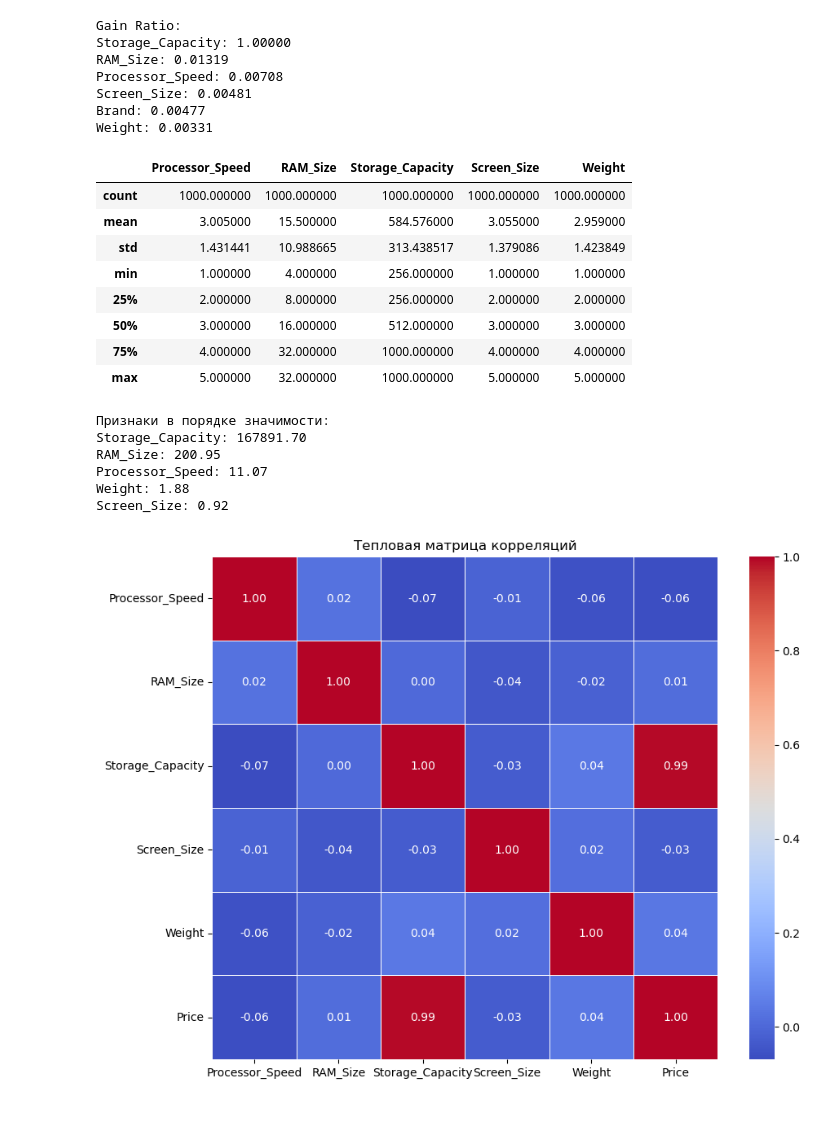
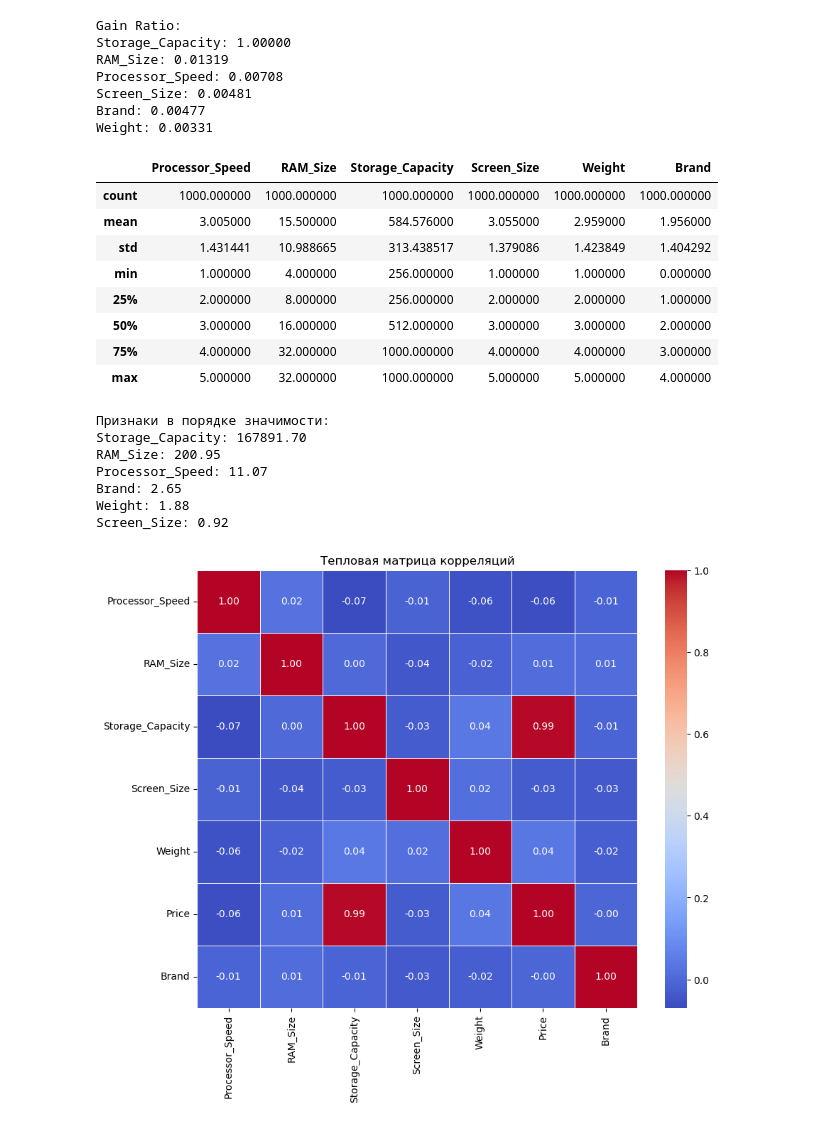
Before and after one commit to Kanad4s/NSU-Projects, a Jupyter notebook: TPNS/Preprocessing/laptop.ipynb, the cells around one changed output. Drawn from its saved outputs; the diff is of its cells as text; code cells hidden in the pictures.

Commit message:
add label encoder on Brand

```diff
--- a/TPNS/Preprocessing/laptop.ipynb
+++ b/TPNS/Preprocessing/laptop.ipynb
@@ -77,9 +77,11 @@ Weight              1000
 Price               1000
 dtype: int64
 # %%
-from sklearn.preprocessing import OneHotEncoder
-onehotencoder = OneHotEncoder()
-data_new = onehotencoder.fit_transform(df_categorical.values)
-da = pd.DataFrame(data_new.toarray(), columns=onehotencoder.categories_)
+from sklearn.preprocessing import OneHotEncoder, LabelEncoder
+encoder = LabelEncoder()
+data_new = encoder.fit_transform(df_categorical.values)
+da = pd.DataFrame(data_new, columns=['Brand'])
+# da = pd.DataFrame(data_new.toarray(), columns=encoder.categories_)
 display(da.describe())
+print(encoder.classes_)
 # %% [output]
@@ -272,8 +275,8 @@ Brand: 0.00477
 Weight: 0.00331
 # %%
 from sklearn.feature_selection import SelectKBest, f_classif, chi2, VarianceThreshold
-x = df.drop(['Brand', 'Price'], axis=1)
-# x = df.drop(['Price'], axis=1)
+# x = df.drop(['Brand', 'Price'], axis=1)
+x = df.drop(['Price'], axis=1)
 y = df['Price']
 display(x.describe())
 tmpSelector = VarianceThreshold()
@@ -291,30 +294,31 @@ print("Признаки в порядке значимости:")
 for feature, score in zip(sorted_features, sorted_scores):
     print(f"{feature}: {score:.2f}")
 # %% [output]
-|  | Processor_Speed | RAM_Size | Storage_Capacity | Screen_Size | Weight |
-| count | 1000.000000 | 1000.000000 | 1000.000000 | 1000.000000 | 1000.000000 |
-| mean | 3.005000 | 15.500000 | 584.576000 | 3.055000 | 2.959000 |
-| std | 1.431441 | 10.988665 | 313.438517 | 1.379086 | 1.423849 |
-| min | 1.000000 | 4.000000 | 256.000000 | 1.000000 | 1.000000 |
-| 25% | 2.000000 | 8.000000 | 256.000000 | 2.000000 | 2.000000 |
-| 50% | 3.000000 | 16.000000 | 512.000000 | 3.000000 | 3.000000 |
-| 75% | 4.000000 | 32.000000 | 1000.000000 | 4.000000 | 4.000000 |
-| max | 5.000000 | 32.000000 | 1000.000000 | 5.000000 | 5.000000 |
+|  | Processor_Speed | RAM_Size | Storage_Capacity | Screen_Size | Weight | Brand |
+| count | 1000.000000 | 1000.000000 | 1000.000000 | 1000.000000 | 1000.000000 | 1000.000000 |
+| mean | 3.005000 | 15.500000 | 584.576000 | 3.055000 | 2.959000 | 1.956000 |
+| std | 1.431441 | 10.988665 | 313.438517 | 1.379086 | 1.423849 | 1.404292 |
+| min | 1.000000 | 4.000000 | 256.000000 | 1.000000 | 1.000000 | 0.000000 |
+| 25% | 2.000000 | 8.000000 | 256.000000 | 2.000000 | 2.000000 | 1.000000 |
+| 50% | 3.000000 | 16.000000 | 512.000000 | 3.000000 | 3.000000 | 2.000000 |
+| 75% | 4.000000 | 32.000000 | 1000.000000 | 4.000000 | 4.000000 | 3.000000 |
+| max | 5.000000 | 32.000000 | 1000.000000 | 5.000000 | 5.000000 | 4.000000 |
 Признаки в порядке значимости:
 Storage_Capacity: 167891.70
 RAM_Size: 200.95
 Processor_Speed: 11.07
+Brand: 2.65
 Weight: 1.88
 Screen_Size: 0.92
 # %%
 import seaborn as sns
 import matplotlib.pyplot as plt
 
-corr_matrix = df.drop(['Brand'], axis=1).corr()
-# corr_matrix = df.copy()
+# corr_matrix = df.drop(['Brand'], axis=1).corr()
+corr_matrix = df.corr()
 plt.figure(figsize=(10, 8))
 sns.heatmap(corr_matrix, annot=True, cmap='coolwarm', fmt='.2f', linewidths=0.5)
 plt.title('Тепловая матрица корреляций')
 plt.show()
 # %% [output]
-[figure, old version]
+[figure, new version]
```
Also changed, not shown: parts of 6 cells of this notebook.
